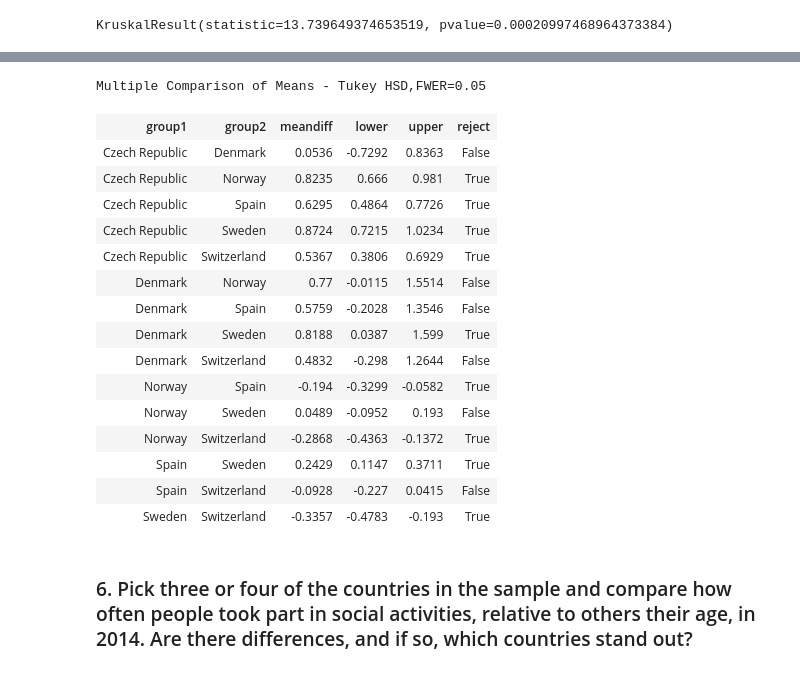
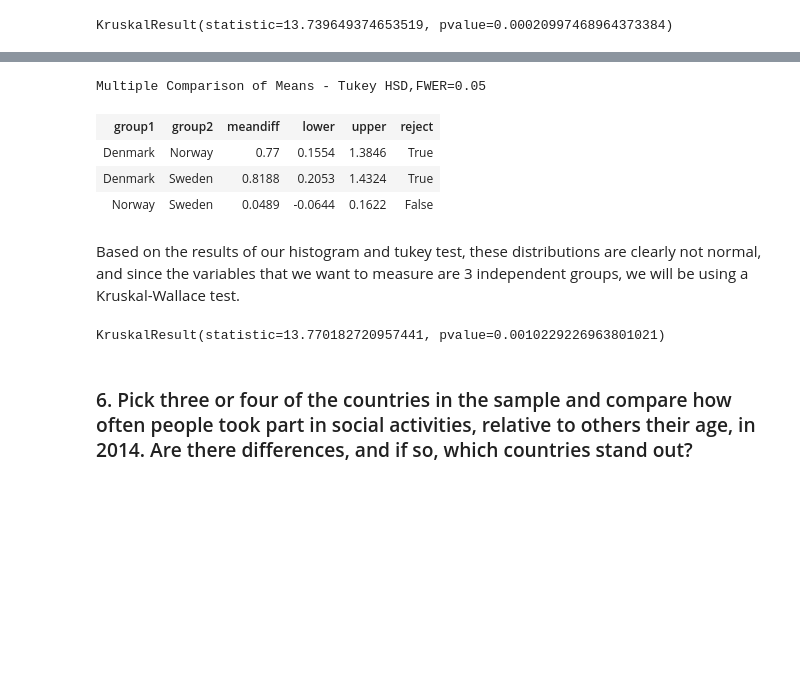
Before and after one commit to mhuh22/Thinkful, a Jupyter notebook: Bootcamp/Unit 5/Lesson 5 - Advanced Experimentation/Challenge 5.5.4. What Test to Use.ipynb, the cells around one changed output, grey strips where cells are left out. Drawn from its saved outputs; the diff is of its cells as text; code cells hidden in the pictures; blank space fills up the shorter version.

```diff
--- a/Bootcamp/Unit 5/Lesson 5 - Advanced Experimentation/Challenge 5.5.4. What Test to Use.ipynb
+++ b/Bootcamp/Unit 5/Lesson 5 - Advanced Experimentation/Challenge 5.5.4. What Test to Use.ipynb
@@ -285,6 +285,9 @@ Based on the results of our test, it would appear as though there is no signific
 # %%
 plt.rcParams['figure.figsize'] = [6,9]
 
-(ess.loc[(ess['year']==2014)]).hist(by=['cntry'], column='sclmeet')
+# Picking scandinavian countries among all countries
+scandinavia = ess2.loc[ess2['cntry'].isin(['Norway', 'Sweden', 'Denmark'])]
+
+(scandinavia.loc[(scandinavia['year']==2014)]).hist(by=['cntry'], column='sclmeet')
 # %% [output]
 array([[<matplotlib.axes._subplots.AxesSubplot object at 0x...>,
@@ -298,28 +299,25 @@ array([[<matplotlib.axes._subplots.AxesSubplot object at 0x...>,
 # %%
 # Run normality test to determine what test to use
-tukey = pairwise_tukeyhsd(endog=ess2['sclmeet'],
-                          groups=ess2['cntry'],
+tukey = pairwise_tukeyhsd(endog=scandinavia['sclmeet'],
+                          groups=scandinavia['cntry'],
                           alpha=0.05)
 
 tukey.summary()
 # %% [output]
 Multiple Comparison of Means - Tukey HSD,FWER=0.05
 | group1 | group2 | meandiff | lower | upper | reject |
-| Czech Republic | Denmark | 0.0536 | -0.7292 | 0.8363 | False |
-| Czech Republic | Norway | 0.8235 | 0.666 | 0.981 | True |
-| Czech Republic | Spain | 0.6295 | 0.4864 | 0.7726 | True |
-| Czech Republic | Sweden | 0.8724 | 0.7215 | 1.0234 | True |
-| Czech Republic | Switzerland | 0.5367 | 0.3806 | 0.6929 | True |
-| Denmark | Norway | 0.77 | -0.0115 | 1.5514 | False |
-| Denmark | Spain | 0.5759 | -0.2028 | 1.3546 | False |
-| Denmark | Sweden | 0.8188 | 0.0387 | 1.599 | True |
-| Denmark | Switzerland | 0.4832 | -0.298 | 1.2644 | False |
-| Norway | Spain | -0.194 | -0.3299 | -0.0582 | True |
-| Norway | Sweden | 0.0489 | -0.0952 | 0.193 | False |
-| Norway | Switzerland | -0.2868 | -0.4363 | -0.1372 | True |
-| Spain | Sweden | 0.2429 | 0.1147 | 0.3711 | True |
-| Spain | Switzerland | -0.0928 | -0.227 | 0.0415 | False |
-| Sweden | Switzerland | -0.3357 | -0.4783 | -0.193 | True |
+| Denmark | Norway | 0.77 | 0.1554 | 1.3846 | True |
+| Denmark | Sweden | 0.8188 | 0.2053 | 1.4324 | True |
+| Norway | Sweden | 0.0489 | -0.0644 | 0.1622 | False |
+# %% [markdown]
+Based on the results of our histogram and tukey test, these distributions are clearly not normal, and since the variables that we want to measure are 3 independent groups, we will be using a Kruskal-Wallace test.
+# %%
+stats.kruskal((scandinavia.loc[(scandinavia['year']==2014) & (scandinavia['cntry']=='Denmark')])['sclmeet'],
+             (scandinavia.loc[(scandinavia['year']==2014) & (scandinavia['cntry']=='Norway')])['sclmeet'],
+             (scandinavia.loc[(scandinavia['year']==2014) & (scandinavia['cntry']=='Sweden')])['sclmeet']
+             )
+# %% [output]
+KruskalResult(statistic=13.770182720957441, pvalue=0.0010229226963801021)
 # %% [markdown]
 ### 6. Pick three or four of the countries in the sample and compare how often people took part in social activities, relative to others their age, in 2014. Are there differences, and if so, which countries stand out?
 # %%
```
Also changed, not shown: parts of 6 cells of this notebook.
